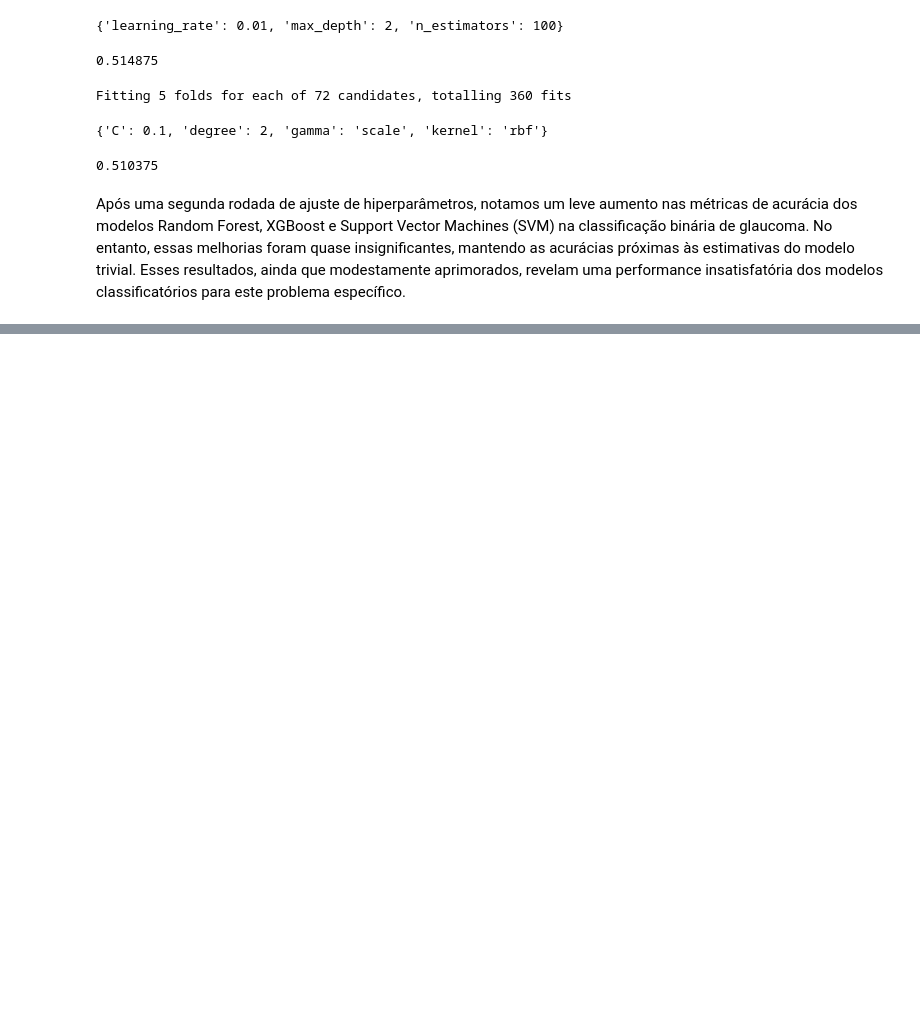
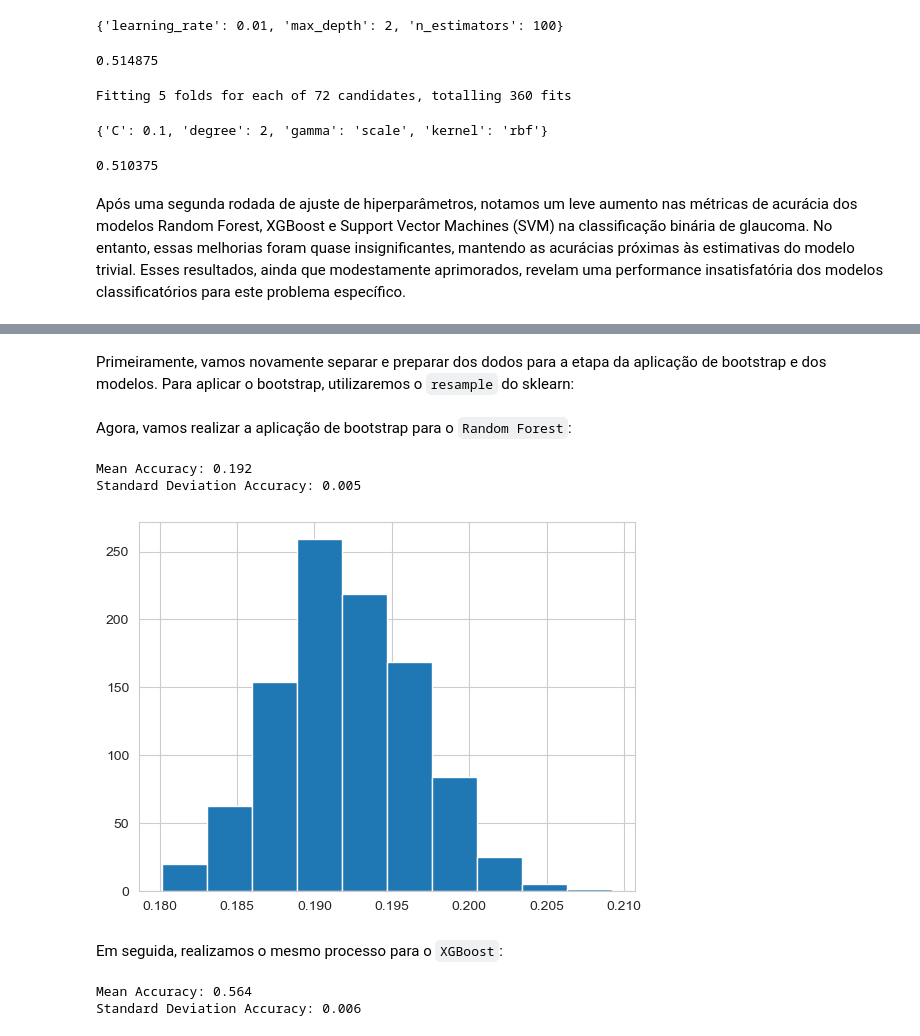
Before and after one commit to marlonsp/Projeto2_MachineLearning_23.2, a Jupyter notebook: notebooks/Projeto.ipynb, the cells around one changed output, grey strips where cells are left out. Cells and saved outputs as stored; diff of their text form; code cells hidden in the pictures; blank space fills up the shorter version.

Commit message:
Bootstrap

```diff
--- a/notebooks/Projeto.ipynb
+++ b/notebooks/Projeto.ipynb
@@ -928,0 +932,47 @@ Após uma segunda rodada de ajuste de hiperparâmetros, notamos um leve aumento
+# %% [markdown]
+Primeiramente, vamos novamente separar e preparar dos dodos para a etapa da aplicação de bootstrap e dos modelos. Para aplicar o bootstrap, utilizaremos o `resample` do sklearn:
+# %%
+from sklearn.utils import resample
+
+X = data.drop('Glaucoma Type', axis=1)
+y = data['Glaucoma Type']
+
+X_train, X_test, y_train, y_test = train_test_split(X, y, test_size=0.2, random_state=RANDOM_SEED)
+
+le = LabelEncoder()
+y_train = le.fit_transform(y_train)
+y_test = le.transform(y_test)
+
+X_train_preprocessed = preprocessor.fit_transform(X_train)
+X_test_preprocessed = preprocessor.transform(X_test)
+# %% [markdown]
+Agora, vamos realizar a aplicação de bootstrap para o `Random Forest`:
+# %%
+model_rf = RandomForestClassifier(n_estimators=100, max_depth=2, min_samples_leaf=2, min_samples_split=2, random_state=RANDOM_SEED)
+model_rf.fit(X_train_preprocessed, y_train)
+
+# bootstrap predictions
+accuracy_rf = []
+n_iterations = 1000
+for i in range(n_iterations):
+    X_bs, y_bs = resample(X_train_preprocessed, y_train, replace=True)
+    # make predictions
+    y_hat = model_rf.predict(X_bs)
+    # evaluate model
+    score = accuracy_score(y_bs, y_hat)
+    accuracy_rf.append(score)
+# %%
+#Show metrics of bootstrap
+print('Mean Accuracy: {:.3f}'.format(np.mean(accuracy_rf)))
+print('Standard Deviation Accuracy: {:.3f}'.format(np.std(accuracy_rf)))
+# %% [output]
+Mean Accuracy: 0.192
+Standard Deviation Accuracy: 0.005
+# %%
+# plot scores
+plt.hist(accuracy_rf)
+plt.show()
+# %% [output]
+[figure, added]
+# %% [markdown]
+Em seguida, realizamos o mesmo processo para o `XGBoost`:
@@ -928,0 +995,7 @@ Após uma segunda rodada de ajuste de hiperparâmetros, notamos um leve aumento
+# %%
+#Show metrics of bootstrap
+print('Mean Accuracy: {:.3f}'.format(np.mean(accuracy_xgb)))
+print('Standard Deviation Accuracy: {:.3f}'.format(np.std(accuracy_xgb)))
+# %% [output]
+Mean Accuracy: 0.564
+Standard Deviation Accuracy: 0.006
```
Also changed, not shown: parts of 20 cells of this notebook.
